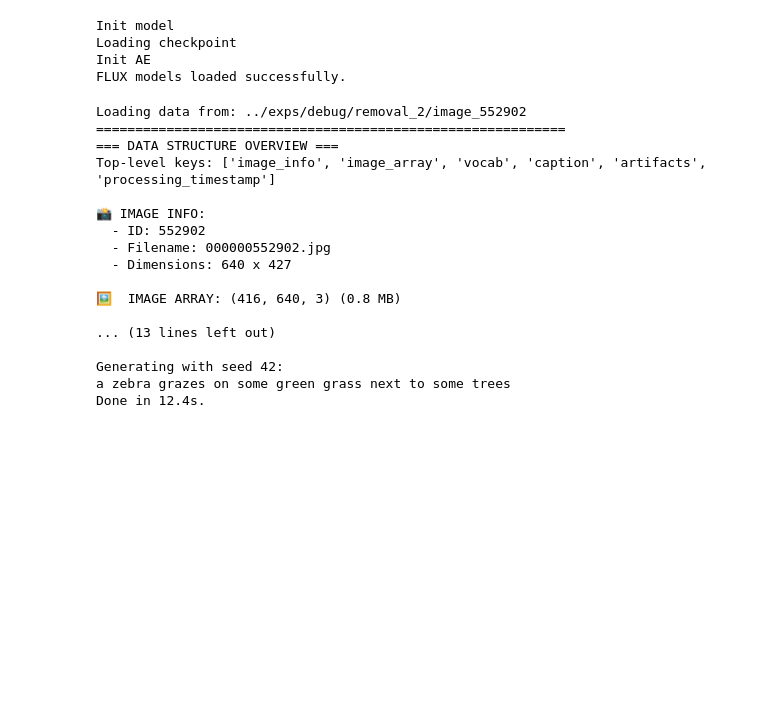
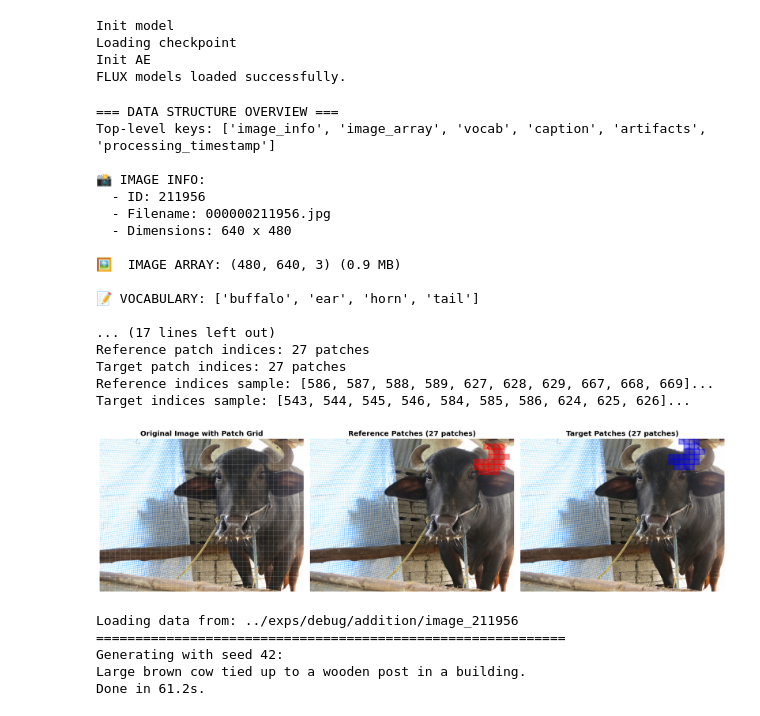
Before and after one commit to krafton-ai/Artiagent, a Jupyter notebook: src/flux_visualization.ipynb, the cells around one changed output. Cells and saved outputs as stored; diff of their text form; code cells hidden in the pictures; blank space fills up the shorter version.

```diff
--- a/src/flux_visualization.ipynb
+++ b/src/flux_visualization.ipynb
@@ -317,15 +315,35 @@ selected_dir = next(image_dirs)
+# %%
+selected_dir = next(image_dirs)
+metadata = load_metadata(selected_dir)
+examine_data_structure(metadata)
+visualize_patch_system(metadata)
+artifact_type = list(metadata['artifacts'].keys())[0]
+source_img = metadata['image_array']
+reference_patch_indices = metadata['artifacts'][artifact_type]['patch_data']['reference_patch_indices']
+target_patch_indices = metadata['artifacts'][artifact_type]['patch_data']['target_patch_indices']
+caption = metadata['caption']
+# %% [output]
+=== DATA STRUCTURE OVERVIEW ===
+Top-level keys: ['image_info', 'image_array', 'vocab', 'caption', 'artifacts', 'processing_timestamp']
+
+📸 IMAGE INFO:
+  - ID: 211956
+  - Filename: 000000211956.jpg
+  - Dimensions: 640 x 480
+
+🖼️  IMAGE ARRAY: (480, 640, 3) (0.9 MB)
+
+📝 VOCABULARY: ['buffalo', 'ear', 'horn', 'tail']
+
+... (17 lines left out)
+Reference patch indices: 27 patches
+Target patch indices: 27 patches
+Reference indices sample: [586, 587, 588, 589, 627, 628, 629, 667, 668, 669]...
+Target indices sample: [543, 544, 545, 546, 584, 585, 586, 624, 625, 626]...
+[figure, added]
 # %%
 print(f"Loading data from: {selected_dir}")
 print("=" * 60)
-
-metadata = load_metadata(selected_dir)
-examine_data_structure(metadata)
-
-artifact_type = metadata['artifacts']['removal']['annotation']['artifact_type']
-source_img = metadata['image_array']
-reference_patch_indices = metadata['artifacts']['removal']['patch_data']['reference_patch_indices']
-target_patch_indices = metadata['artifacts']['removal']['patch_data']['target_patch_indices']
-caption = metadata['caption']
 
 result_img = flux_gen.inject_artifacts(
     source_prompt=caption,
@@ -338,23 +356,11 @@ result_img = flux_gen.inject_artifacts(
     inject_step=20,
 )
 # %% [output]
-Loading data from: ../exps/debug/removal_2/image_552902
+Loading data from: ../exps/debug/addition/image_211956
 ============================================================
-=== DATA STRUCTURE OVERVIEW ===
-Top-level keys: ['image_info', 'image_array', 'vocab', 'caption', 'artifacts', 'processing_timestamp']
-
-📸 IMAGE INFO:
-  - ID: 552902
-  - Filename: 000000552902.jpg
-  - Dimensions: 640 x 427
-
-🖼️  IMAGE ARRAY: (416, 640, 3) (0.8 MB)
-
-... (13 lines left out)
-
 Generating with seed 42:
-a zebra grazes on some green grass next to some trees
-Done in 12.4s.
+Large brown cow tied up to a wooden post in a building.
+Done in 61.2s.
 # %%
 result_img
 # %% [output]
```
Also changed, not shown: parts of 6 cells of this notebook.
